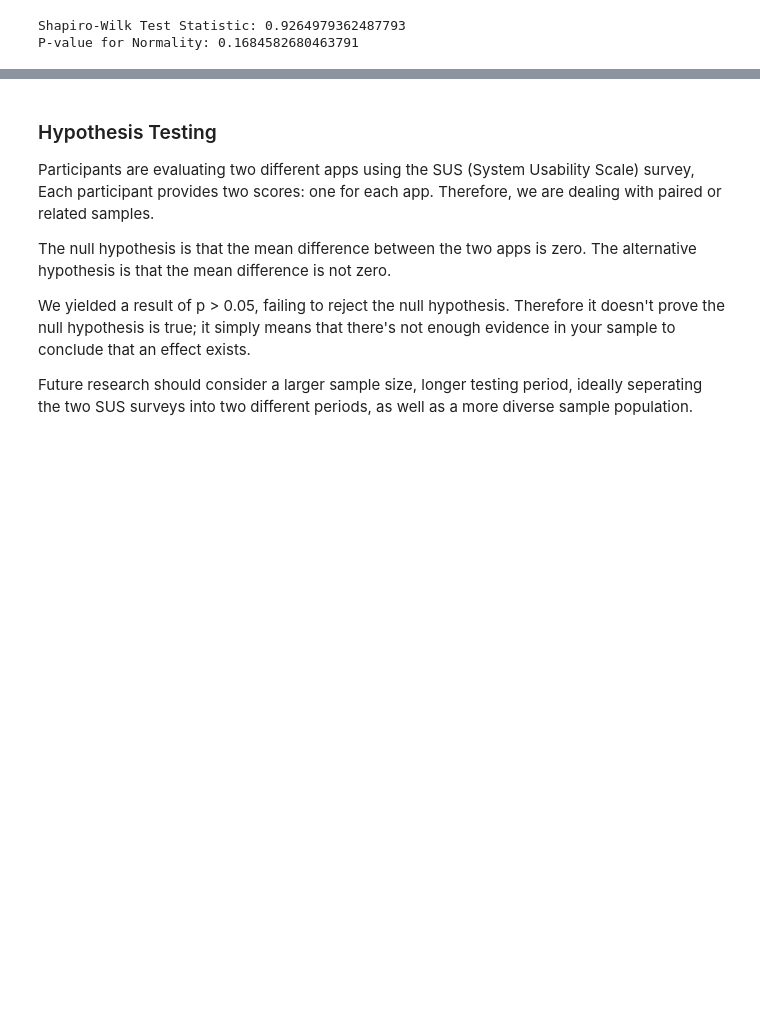
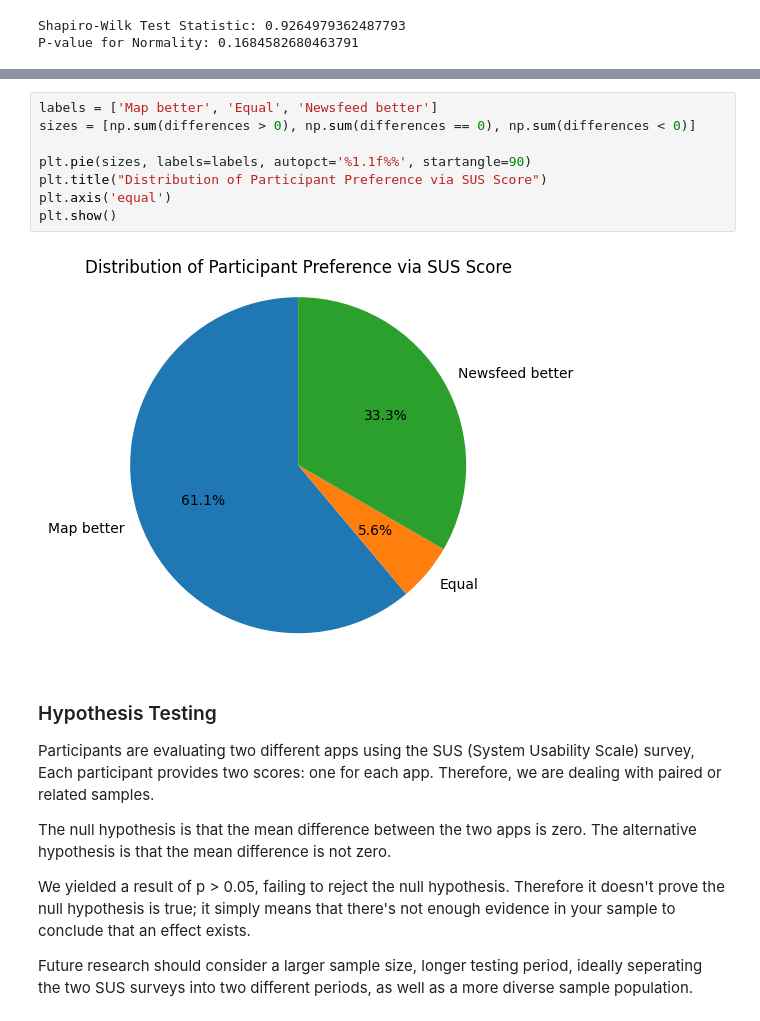
Before and after one commit to ishaanbhide/part-iv-project, a Jupyter notebook: statistics/analysis.ipynb, the cells around one changed output, grey strips where cells are left out. Drawn from its saved outputs; the diff is of its cells as text; blank space fills up the shorter version.

Commit message:
add pie chart and clean up data

```diff
--- a/statistics/analysis.ipynb
+++ b/statistics/analysis.ipynb
@@ -76,3 +80,13 @@ P-value for Normality: 0.1684582680463791
+# %%
+labels = ['Map better', 'Equal', 'Newsfeed better']
+sizes = [np.sum(differences > 0), np.sum(differences == 0), np.sum(differences < 0)]
+
+plt.pie(sizes, labels=labels, autopct='%1.1f%%', startangle=90)
+plt.title("Distribution of Participant Preference via SUS Score")
+plt.axis('equal')
+plt.show()
+# %% [output]
+[figure, added]
 # %% [markdown]
 ### Hypothesis Testing
 
```
Also changed, not shown: parts of 2 cells of this notebook.
